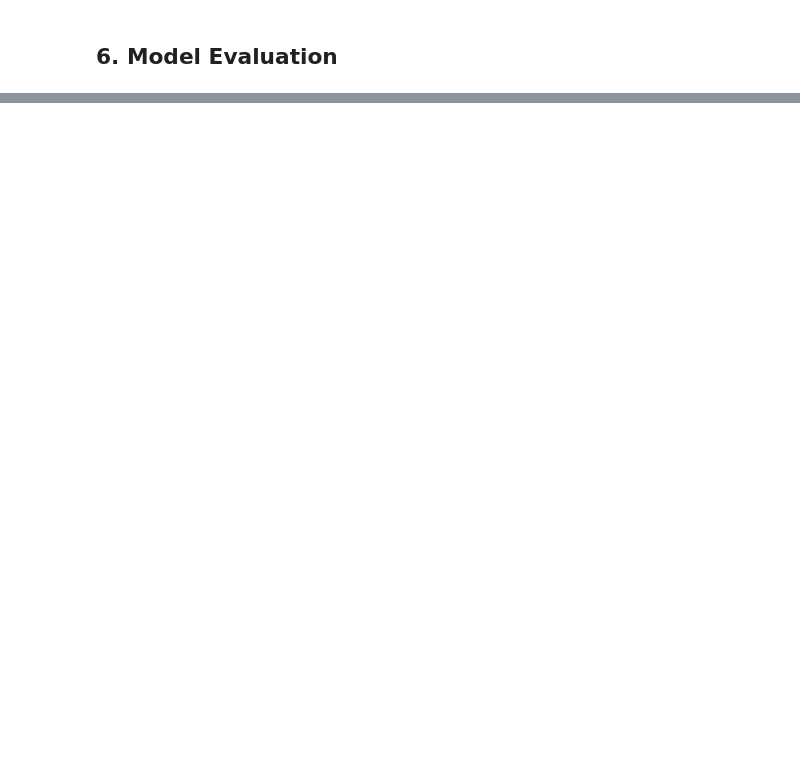
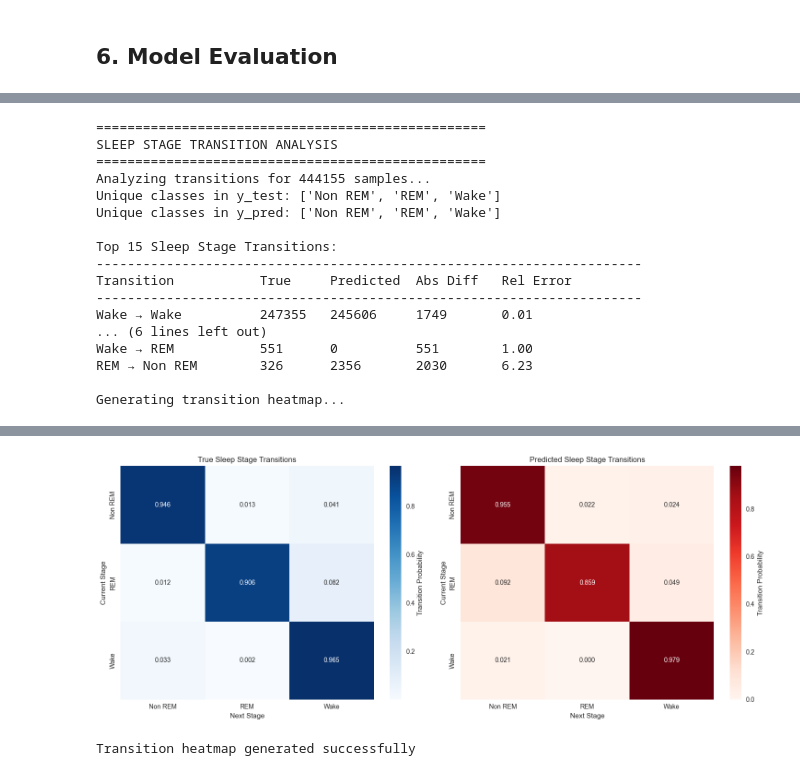
Before and after one commit to davidfrivas/eeg_random_forest, a Jupyter notebook: notebooks/workflow_v1.ipynb, the cells around one changed output, grey strips where cells are left out. Cells and saved outputs as stored; diff of their text form; code cells hidden in the pictures; blank space fills up the shorter version.

Commit message:
Implement Results Analysis section

```diff
--- a/notebooks/workflow_v1.ipynb
+++ b/notebooks/workflow_v1.ipynb
@@ -1202,0 +1201,6 @@ Best Model: Standard (Balanced Accuracy: 0.8715)
+# %%
+# Import the analysis utilities
+from src.utils.analysis import SleepStageAnalyzer
+
+# Initialize analyzer
+analyzer = SleepStageAnalyzer()
@@ -1202,0 +1209,71 @@ Best Model: Standard (Balanced Accuracy: 0.8715)
+# %%
+print(f"\n{'='*50}")
+print("SLEEP STAGE TRANSITION ANALYSIS")
+print(f"{'='*50}")
+
+# Get predictions from the best model for detailed analysis
+if best_model == 'Standard':
+    y_pred_detailed = best_results['y_pred']
+else:
+    y_pred_detailed = best_results['y_pred']
+
+# Ensure both are numpy arrays or have consistent indexing
+if isinstance(y_test, pd.Series):
+    y_test_values = y_test.values
+else:
+    y_test_values = y_test
+
+if isinstance(y_pred_detailed, pd.Series):
+    y_pred_values = y_pred_detailed.values
+else:
+    y_pred_values = y_pred_detailed
+
+print(f"Analyzing transitions for {len(y_test_values)} samples...")
+print(f"Unique classes in y_test: {sorted(set(y_test_values))}")
+print(f"Unique classes in y_pred: {sorted(set(y_pred_values))}")
+
+# Compare transitions between true and predicted labels
+transition_comparison = analyzer.compare_transitions(y_test_values, y_pred_values, top_n=15)
+
+print(f"\nTop 15 Sleep Stage Transitions:")
+print("-" * 70)
+print(f"{'Transition':<20} {'True':<8} {'Predicted':<10} {'Abs Diff':<10} {'Rel Error':<10}")
+print("-" * 70)
+
+for _, row in transition_comparison.iterrows():
+    rel_error_str = f"{row['relative_error']:.2f}" if row['relative_error'] != float('inf') else "∞"
+    print(f"{row['transition']:<20} {row['true_count']:<8} {row['pred_count']:<10} "
+          f"{row['absolute_diff']:<10} {rel_error_str:<10}")
+
+# Create transition heatmap
+print(f"\nGenerating transition heatmap...")
+try:
+    transition_fig = analyzer.plot_transition_heatmap(
+        y_test_values, y_pred_values,
+        save_path=run_figures_dir / 'sleep_stage_transitions.png'
+    )
+    plt.show()
+    print("Transition heatmap generated successfully")
+except Exception as e:
+    print(f"Error generating transition heatmap: {e}")
+    print(f"Error type: {type(e).__name__}")
+    import traceback
+    traceback.print_exc()
+# %% [output]
+==================================================
+SLEEP STAGE TRANSITION ANALYSIS
+==================================================
+Analyzing transitions for 444155 samples...
+Unique classes in y_test: ['Non REM', 'REM', 'Wake']
+Unique classes in y_pred: ['Non REM', 'REM', 'Wake']
+
+Top 15 Sleep Stage Transitions:
+----------------------------------------------------------------------
+Transition           True     Predicted  Abs Diff   Rel Error
+----------------------------------------------------------------------
+Wake → Wake          247355   245606     1749       0.01
+... (6 lines left out)
+Wake → REM           551      0          551        1.00
+REM → Non REM        326      2356       2030       6.23
+
+Generating transition heatmap...
@@ -1202,0 +1285,2 @@ Best Model: Standard (Balanced Accuracy: 0.8715)
+[figure, added]
+Transition heatmap generated successfully
```
Also changed, not shown: parts of 23 cells of this notebook.
